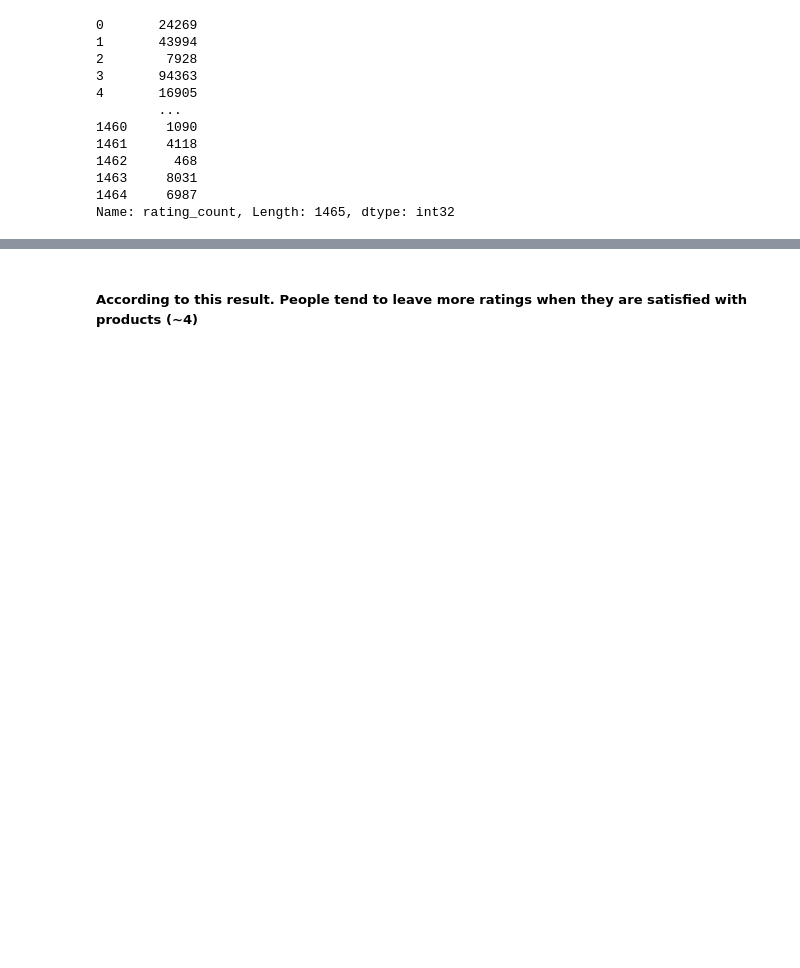
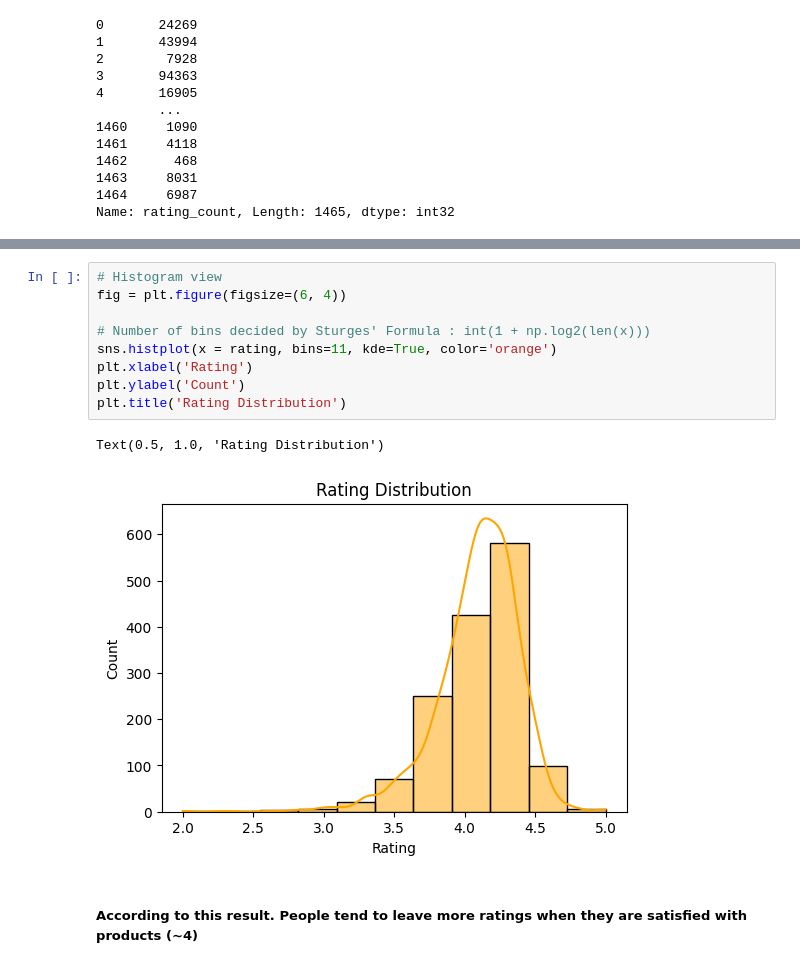
Before and after one commit to Enlightenus/Amazon_sales_analysis, a Jupyter notebook: amazon_analysis.ipynb, the cells around one changed output, grey strips where cells are left out. Saved outputs shown, nothing was run; the diff lists cells and outputs as text; blank space fills up the shorter version.

```diff
--- a/amazon_analysis.ipynb
+++ b/amazon_analysis.ipynb
@@ -403,3 +404,15 @@ Text(0.5, 1.0, 'Scatter Plot of Rating vs Counts')
+# %%
+# Histogram view
+fig = plt.figure(figsize=(6, 4))
+
+# Number of bins decided by Sturges' Formula : int(1 + np.log2(len(x)))
+sns.histplot(x = rating, bins=11, kde=True, color='orange')
+plt.xlabel('Rating')
+plt.ylabel('Count')
+plt.title('Rating Distribution')
+# %% [output]
+Text(0.5, 1.0, 'Rating Distribution')
+[figure, added]
 # %% [markdown]
 ##### According to this result. People tend to leave more ratings when they are satisfied with products (~4)
 # %%
```
Also changed, not shown: parts of 1 cell of this notebook.
